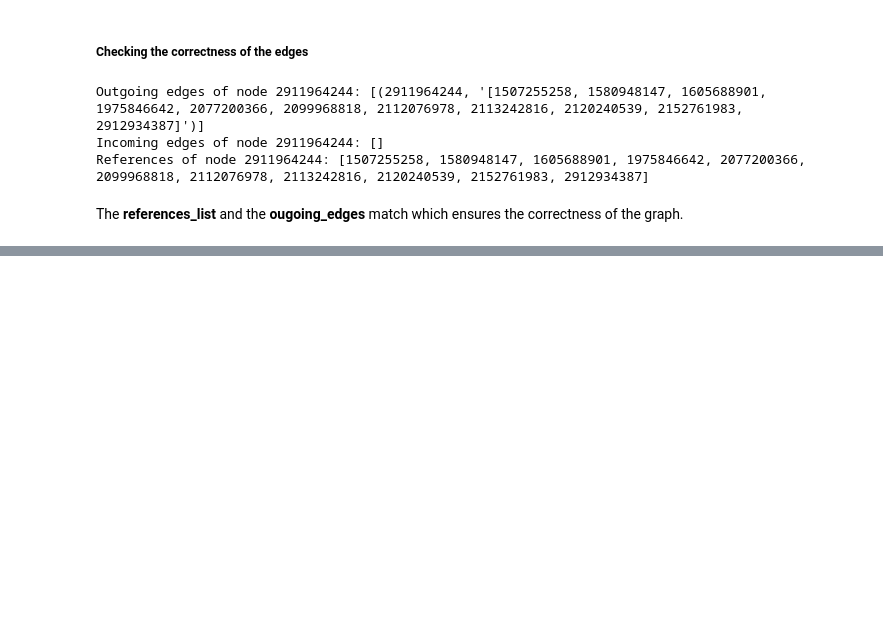
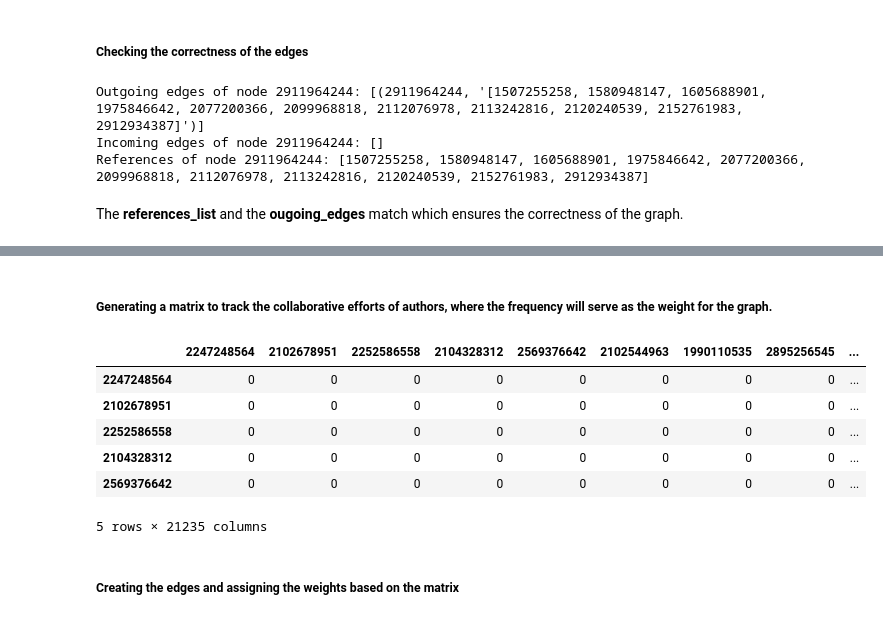
Before and after one commit to cricro1304/ADM-HW5, a Jupyter notebook: main.ipynb, the cells around one changed output, grey strips where cells are left out. Drawn from its saved outputs; the diff is of its cells as text; code cells hidden in the pictures; blank space fills up the shorter version.

Commit message:
Graphs constructed

```diff
--- a/main.ipynb
+++ b/main.ipynb
@@ -249,0 +255,22 @@ The **references_list** and the **ougoing_edges** match which ensures the correc
+# %%
+# A dictionary to store authors and their IDs
+authors_dict = dict()
+
+# Iterate through the DataFrame rows
+for index, row in df.iterrows():
+    # Getting the author names and IDs
+    author_names = row['author_name'].split(', ')
+    author_ids = row['author_id'].split(', ')
+
+    # Iterate through the authors and author IDs
+    for author_name, author_id in zip(author_names, author_ids):
+        # Update the authors_dict
+        if author_id not in authors_dict:
+            authors_dict[author_id] = []
+
+        # Check for duplicates before appending to the list
+        if author_name not in authors_dict[author_id]:
+            authors_dict[author_id].append(author_name)
+
+# removing the different versions of the names of the authors
+authors_dict = {key: values[0] for key, values in authors_dict.items()}
@@ -249,0 +305,14 @@ The **references_list** and the **ougoing_edges** match which ensures the correc
+# %% [markdown]
+##### Generating a matrix to track the collaborative efforts of authors, where the frequency will serve as the weight for the graph.
+# %%
+matrix = pd.DataFrame(columns=authors_dict.keys(), index=authors_dict.keys())
+matrix.iloc[:, :] = 0
+matrix.head()
+# %% [output]
+|  | 2247248564 | 2102678951 | 2252586558 | 2104328312 | 2569376642 | 2102544963 | 1990110535 | 2895256545 | ... |
+| 2247248564 | 0 | 0 | 0 | 0 | 0 | 0 | 0 | 0 | ... |
+| 2102678951 | 0 | 0 | 0 | 0 | 0 | 0 | 0 | 0 | ... |
+| 2252586558 | 0 | 0 | 0 | 0 | 0 | 0 | 0 | 0 | ... |
+| 2104328312 | 0 | 0 | 0 | 0 | 0 | 0 | 0 | 0 | ... |
+| 2569376642 | 0 | 0 | 0 | 0 | 0 | 0 | 0 | 0 | ... |
+5 rows × 21235 columns
@@ -249,0 +339,2 @@ The **references_list** and the **ougoing_edges** match which ensures the correc
+# %% [markdown]
+##### Creating the edges and assigning the weights based on the matrix
```
Also changed, not shown: parts of 19 cells of this notebook.
